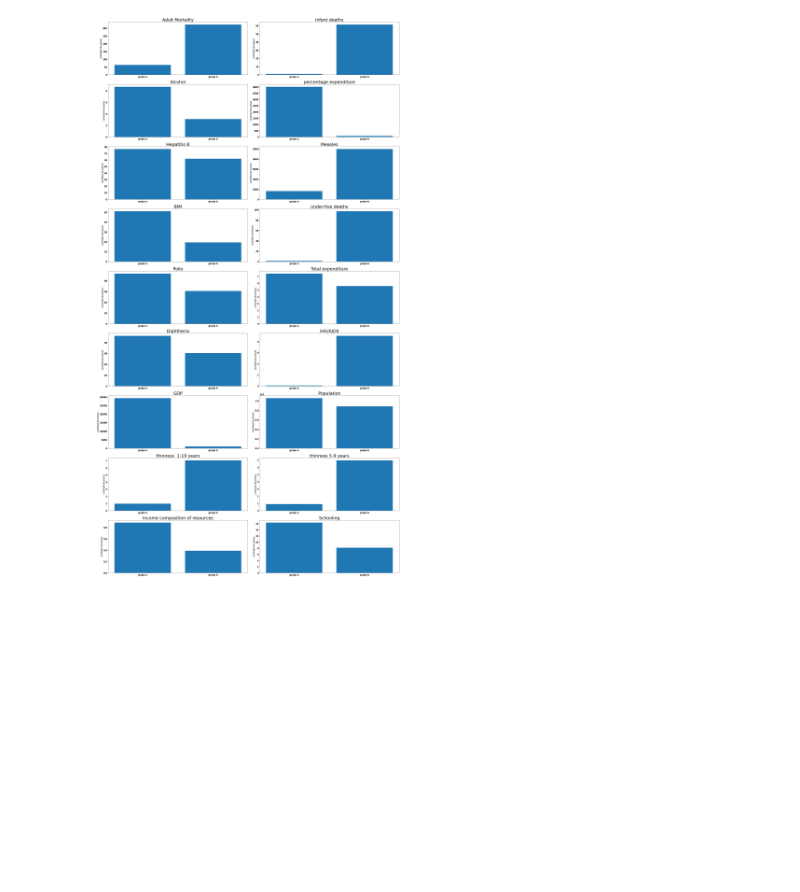
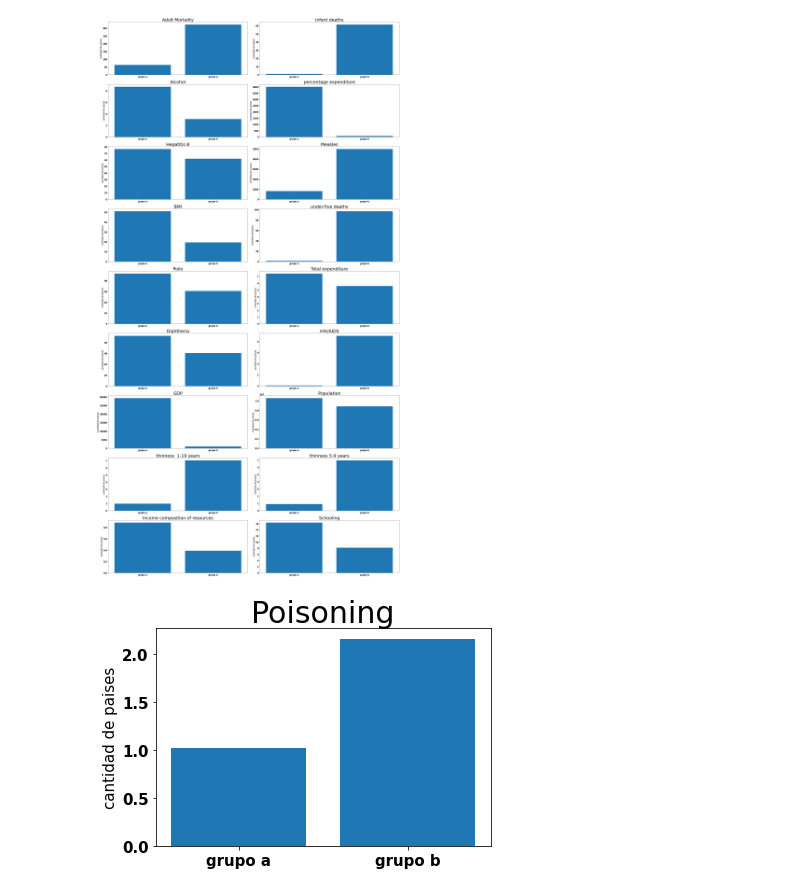
Before and after one commit to facutotaro/metnum-tp3, a Jupyter notebook: EDA/EDA.ipynb, the cells around one changed output. Saved outputs shown, nothing was run; the diff lists cells and outputs as text; code cells hidden in the pictures; blank space fills up the shorter version.

```diff
--- a/EDA/EDA.ipynb
+++ b/EDA/EDA.ipynb
@@ -499,3 +519,8 @@ plt.tight_layout()
 plt.show()
 # %% [output]
 [figure]
+# %%
+pretty_barplot(grupo_a, grupo_b, "Poisoning")
+plt.show()
+# %% [output]
+[figure, added]
```
Also changed, not shown: parts of 10 cells of this notebook, 3 other files.
